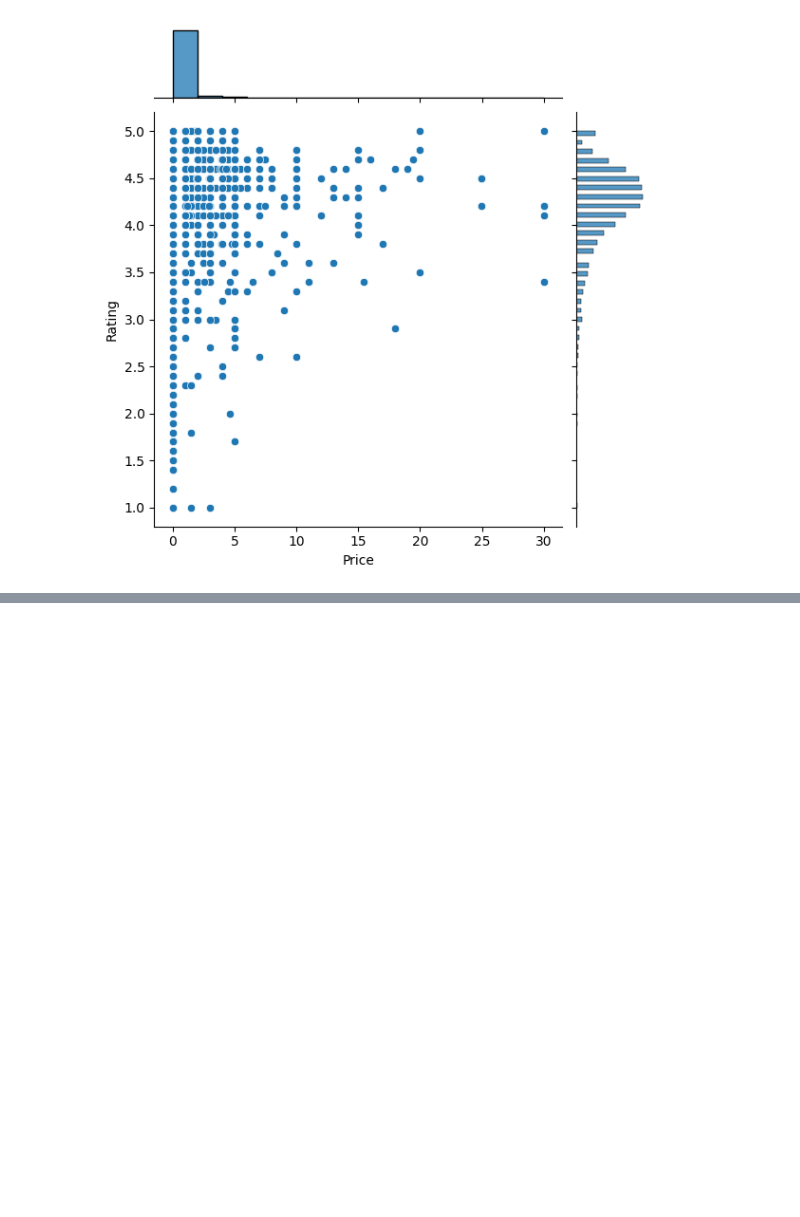
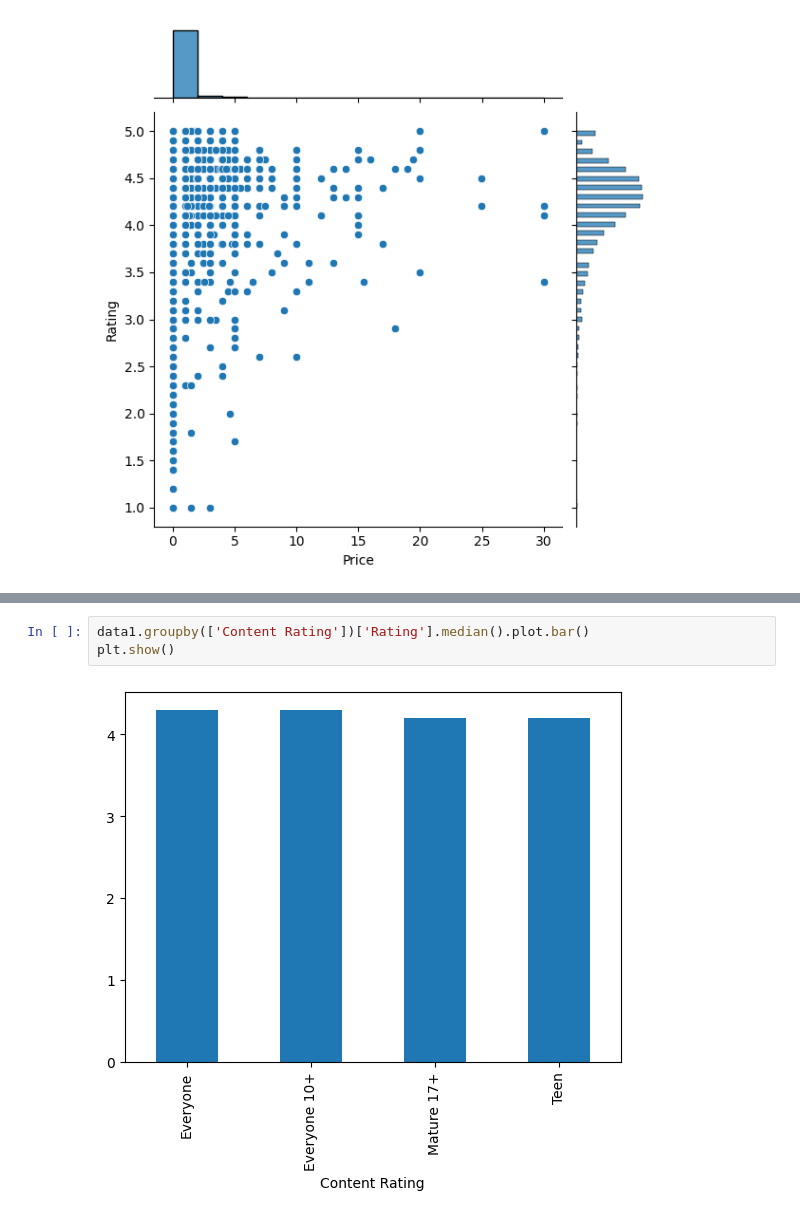
Before and after one commit to sumukhbhandarkar/ds-ai-ml-iiit-bangalore, a Jupyter notebook: sql-stats-essentials/M2-Data Visualization using Python/Data Viz using Seaborn/case_study-continued.ipynb, the cells around one changed output, grey strips where cells are left out. Drawn from its saved outputs; the diff is of its cells as text; blank space fills up the shorter version.

```diff
--- a/sql-stats-essentials/M2-Data Visualization using Python/Data Viz using Seaborn/case_study-continued.ipynb
+++ b/sql-stats-essentials/M2-Data Visualization using Python/Data Viz using Seaborn/case_study-continued.ipynb
@@ -902,0 +936,5 @@ plt.show()
+# %%
+data1.groupby(['Content Rating'])['Rating'].median().plot.bar()
+plt.show()
+# %% [output]
+[figure, added]
```
Also changed, not shown: parts of 42 cells of this notebook.
